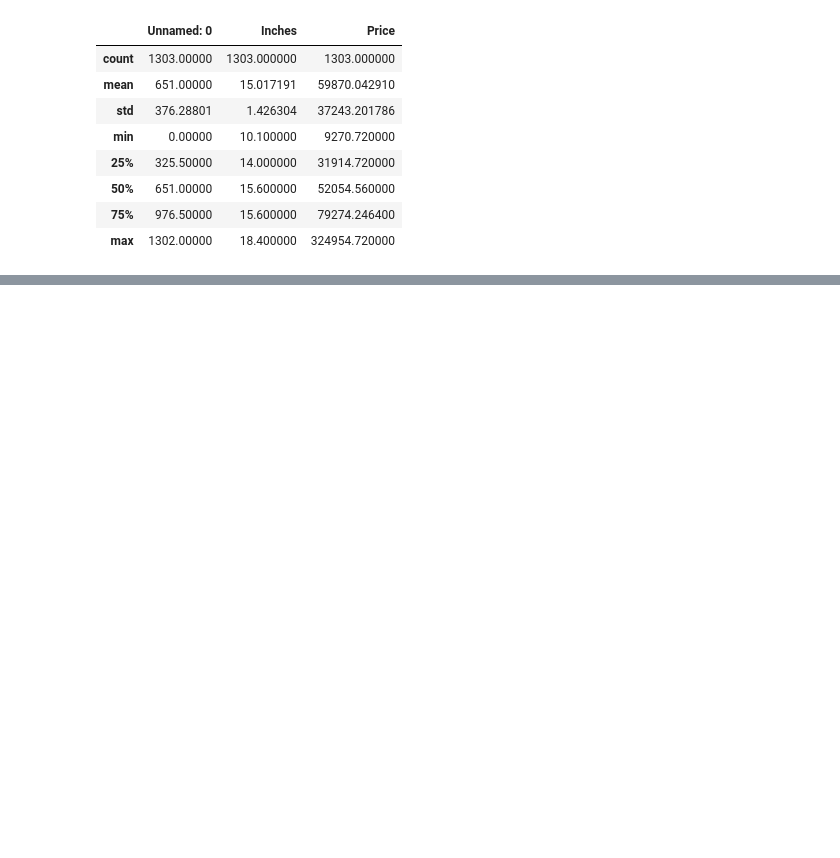
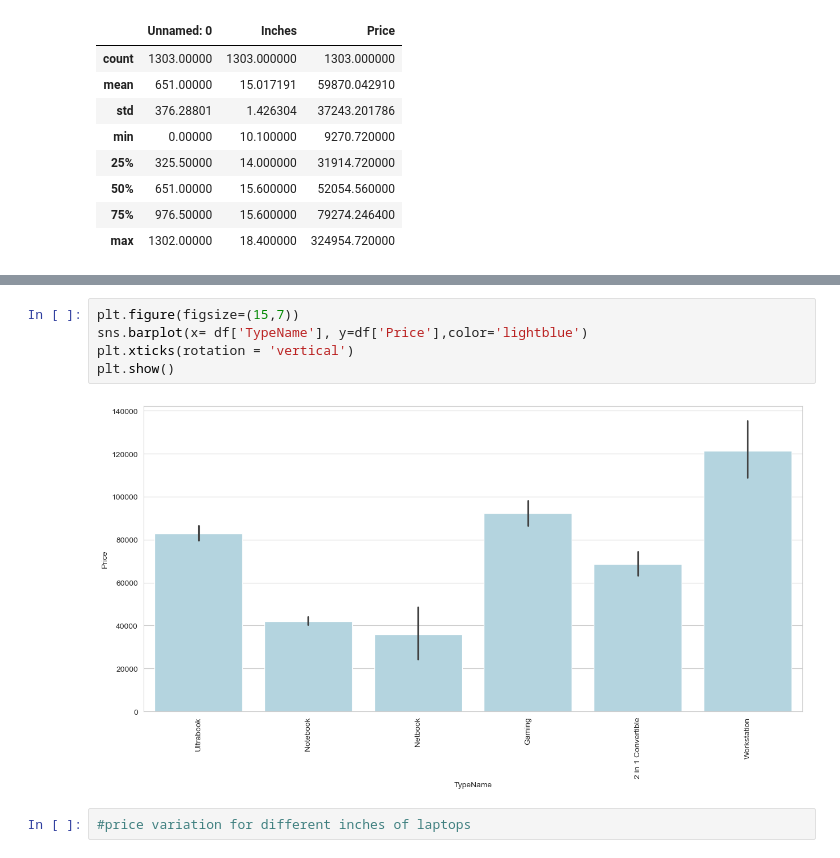
Before and after one commit to Ddasunsandeepa/laptop_price_predictor_project, a Jupyter notebook: notebooks/FC212030_Mudhitha/fc212030.ipynb, the cells around one changed output, grey strips where cells are left out. Drawn from its saved outputs; the diff is of its cells as text; blank space fills up the shorter version.

```diff
--- a/notebooks/FC212030_Mudhitha/fc212030.ipynb
+++ b/notebooks/FC212030_Mudhitha/fc212030.ipynb
@@ -35,0 +180,9 @@ df.describe()
+# %%
+plt.figure(figsize=(15,7))
+sns.barplot(x= df['TypeName'], y=df['Price'],color='lightblue')
+plt.xticks(rotation = 'vertical')
+plt.show()
+# %% [output]
+[figure, added]
+# %%
+#price variation for different inches of laptops
```
Also changed, not shown: parts of 39 cells of this notebook, 1 other file.
